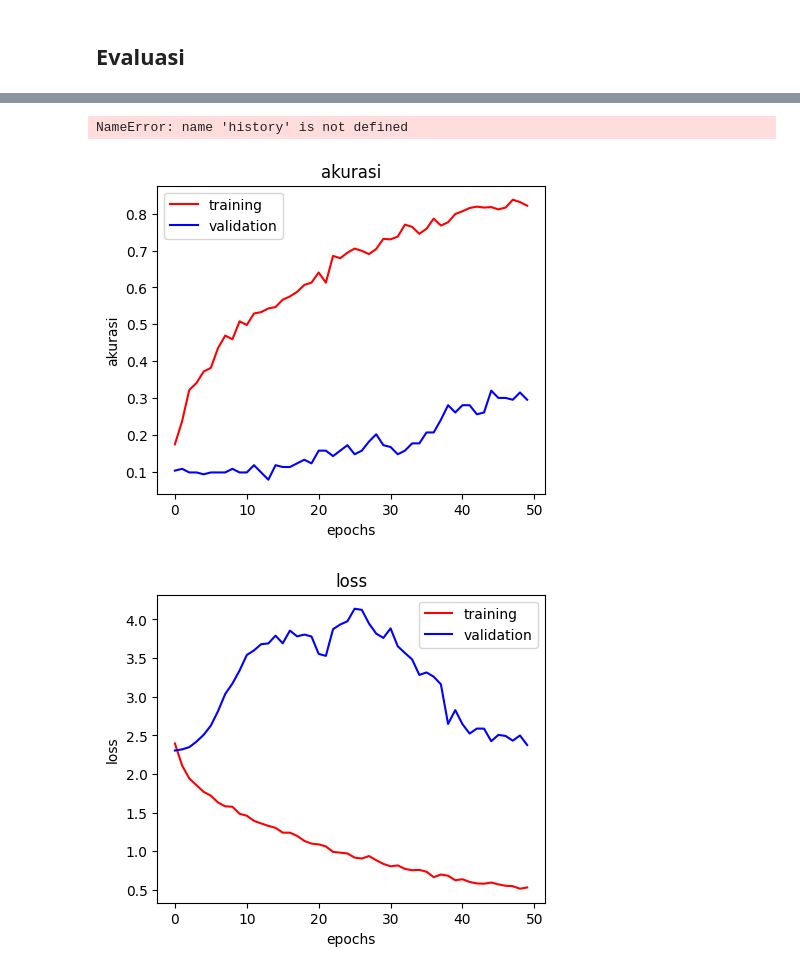
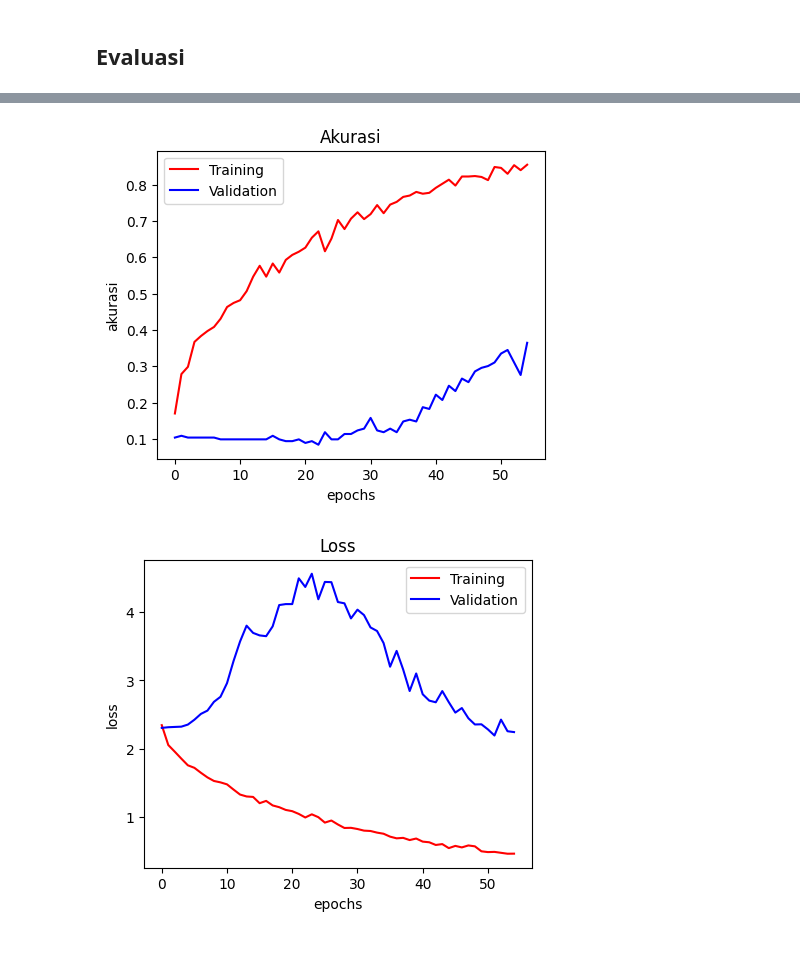
Before and after one commit to denissaputri/KB_2_B2, a Jupyter notebook: KB_2_B2.ipynb, the cells around one changed output, grey strips where cells are left out. Cells and saved outputs as stored; diff of their text form; code cells hidden in the pictures.

```diff
--- a/KB_2_B2.ipynb
+++ b/KB_2_B2.ipynb
@@ -232,12 +232,12 @@ val_generator = ImageDataGenerator(
 # %%
 # melakukan training data generator dengan folder training dan validasi data dengan folder testing
 
-train_data = train_generator.flow_from_directory('D:\KB_B2\dataset\gambar fix\data_training',
+train_data = train_generator.flow_from_directory('D:\KB_B2\KB_B2\dataset\gambar fix\data_training',
                                              target_size=(150, 150),
                                              batch_size=64,
                                              class_mode='categorical')
 
-val_data = val_generator.flow_from_directory('D:\KB_B2\dataset\gambar fix\data_testing',
+val_data = val_generator.flow_from_directory('D:\KB_B2\KB_B2\dataset\gambar fix\data_testing',
                                              target_size=(150, 150),
                                              batch_size=64,
                                              class_mode='categorical')
@@ -329,7 +329,7 @@ model_data.compile(
 
 history = model_data.fit(
                     train_data,
-                    epochs=50,
+                    epochs=55,
                     validation_data=val_data,
                     verbose=2)
 # %% [output]
@@ -366,28 +366,26 @@ y_val = history.history['val_accuracy']
 train_y = history.history['loss']
 val_y = history.history['val_loss']
 x = range(len(y_train))
-# %% [output]
-NameError: name 'history' is not defined
 # %%
 # plot perubahan nilai loss dan akurasi
 
 plt.figure(1, figsize=(5,4))
-plt.plot(x, y_train, c='r', label='training')
-plt.plot(x, y_val, c='b', label='validation')
+plt.plot(x, y_train, c='r', label='Training')
+plt.plot(x, y_val, c='b', label='Validation')
 plt.legend()
 plt.xlabel('epochs')
 plt.ylabel('akurasi')
-plt.title('akurasi')
+plt.title('Akurasi')
 
 plt.figure(2, figsize=(5,4))
-plt.plot(x, train_y, c='r', label='training')
-plt.plot(x, val_y, c='b', label='validation')
+plt.plot(x, train_y, c='r', label='Training')
+plt.plot(x, val_y, c='b', label='Validation')
 plt.legend()
 plt.xlabel('epochs')
 plt.ylabel('loss')
-plt.title('loss')
+plt.title('Loss')
 
 plt.show()
 # %% [output]
-[figure, old version]
+[figure, new version]
-[figure, old version]
+[figure, new version]
```
Also changed, not shown: parts of 8 cells of this notebook.
